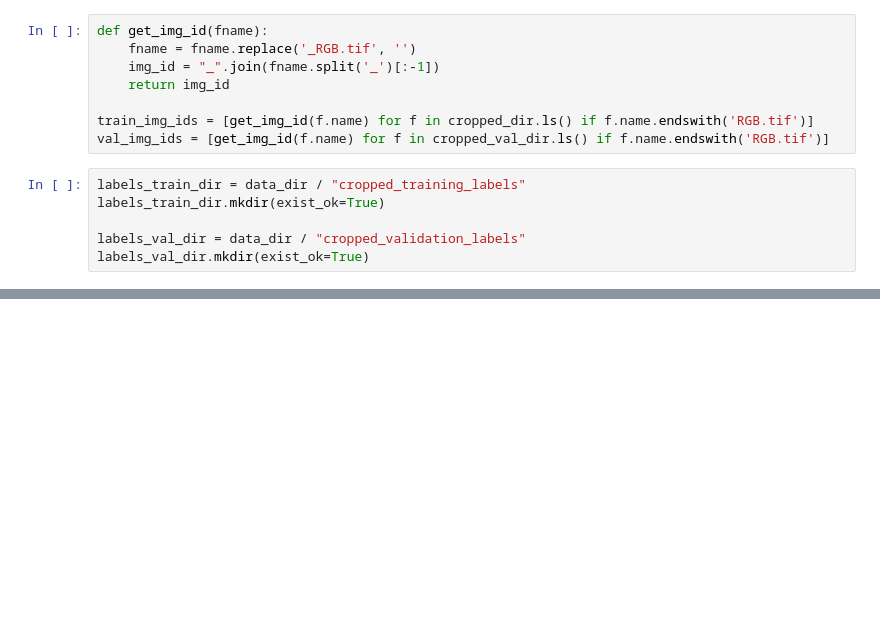
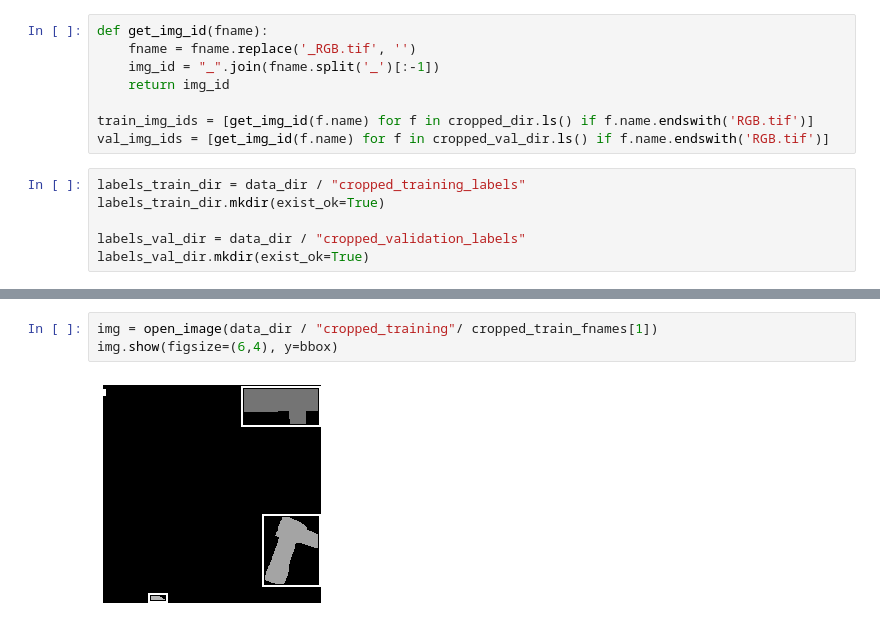
Before and after one commit to wwymak/spacenet-buildings, a Jupyter notebook: object detection approach.ipynb, the cells around one changed output, grey strips where cells are left out. Cells and saved outputs as stored; diff of their text form; blank space fills up the shorter version.

```diff
--- a/object detection approach.ipynb
+++ b/object detection approach.ipynb
@@ -77,0 +159,5 @@ Wall time: 3.8 s
+# %%
+img = open_image(data_dir / "cropped_training"/ cropped_train_fnames[1])
+img.show(figsize=(6,4), y=bbox)
+# %% [output]
+[figure, added]
```
Also changed, not shown: parts of 23 cells of this notebook.
